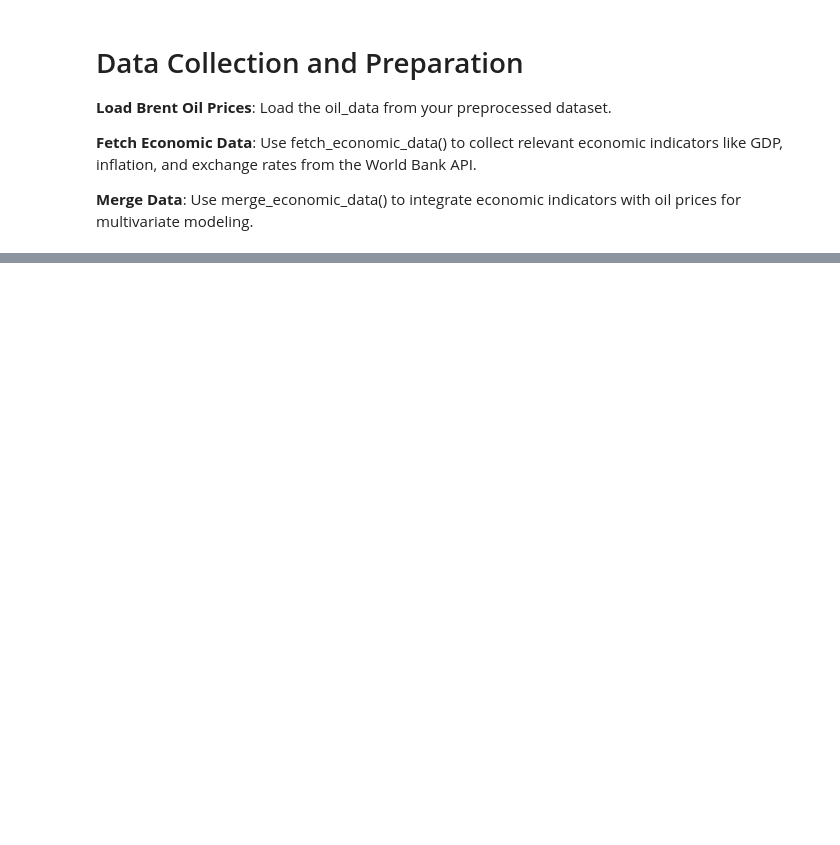
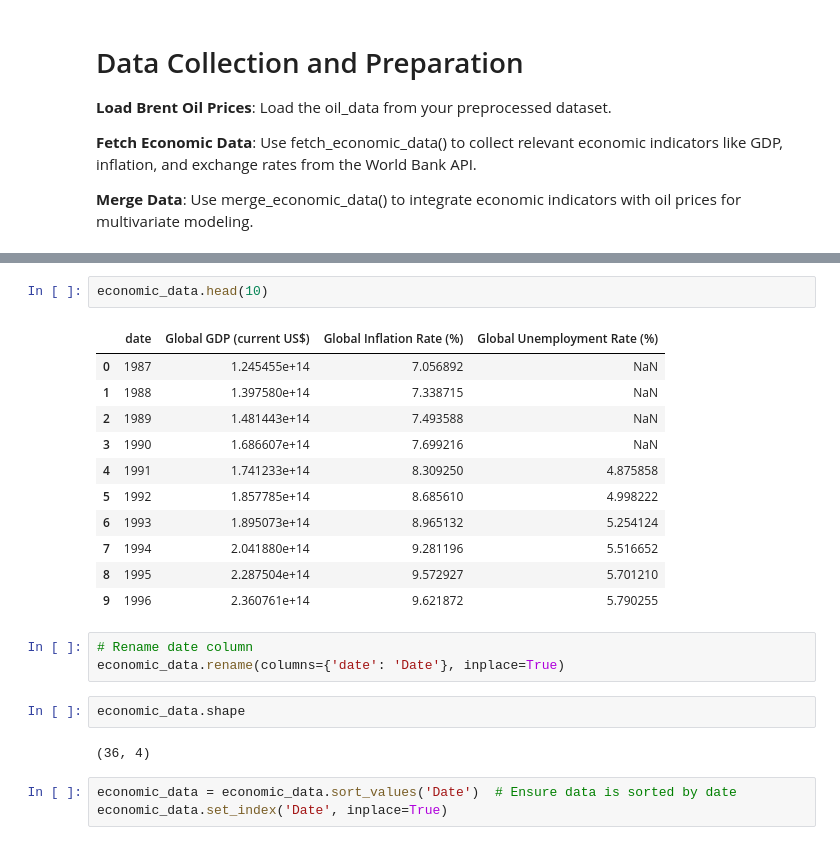
Before and after one commit to Seife1/Brent-Oil-Price-Analysis-and-Change-Point-Detection, a Jupyter notebook: notebooks/Brent_Oil_Analysis_Task2.ipynb, the cells around one changed output, grey strips where cells are left out. Drawn from its saved outputs; the diff is of its cells as text; blank space fills up the shorter version.

```diff
--- a/notebooks/Brent_Oil_Analysis_Task2.ipynb
+++ b/notebooks/Brent_Oil_Analysis_Task2.ipynb
@@ -72,0 +95,24 @@ oil_data.shape
+# %%
+economic_data.head(10)
+# %% [output]
+|  | date | Global GDP (current US$) | Global Inflation Rate (%) | Global Unemployment Rate (%) |
+| 0 | 1987 | 1.245455e+14 | 7.056892 | NaN |
+| 1 | 1988 | 1.397580e+14 | 7.338715 | NaN |
+| 2 | 1989 | 1.481443e+14 | 7.493588 | NaN |
+| 3 | 1990 | 1.686607e+14 | 7.699216 | NaN |
+| 4 | 1991 | 1.741233e+14 | 8.309250 | 4.875858 |
+| 5 | 1992 | 1.857785e+14 | 8.685610 | 4.998222 |
+| 6 | 1993 | 1.895073e+14 | 8.965132 | 5.254124 |
+| 7 | 1994 | 2.041880e+14 | 9.281196 | 5.516652 |
+| 8 | 1995 | 2.287504e+14 | 9.572927 | 5.701210 |
+| 9 | 1996 | 2.360761e+14 | 9.621872 | 5.790255 |
+# %%
+# Rename date column
+economic_data.rename(columns={'date': 'Date'}, inplace=True)
+# %%
+economic_data.shape
+# %% [output]
+(36, 4)
+# %%
+economic_data = economic_data.sort_values('Date')  # Ensure data is sorted by date
+economic_data.set_index('Date', inplace=True)
```
Also changed, not shown: parts of 28 cells of this notebook, 2 other files.
